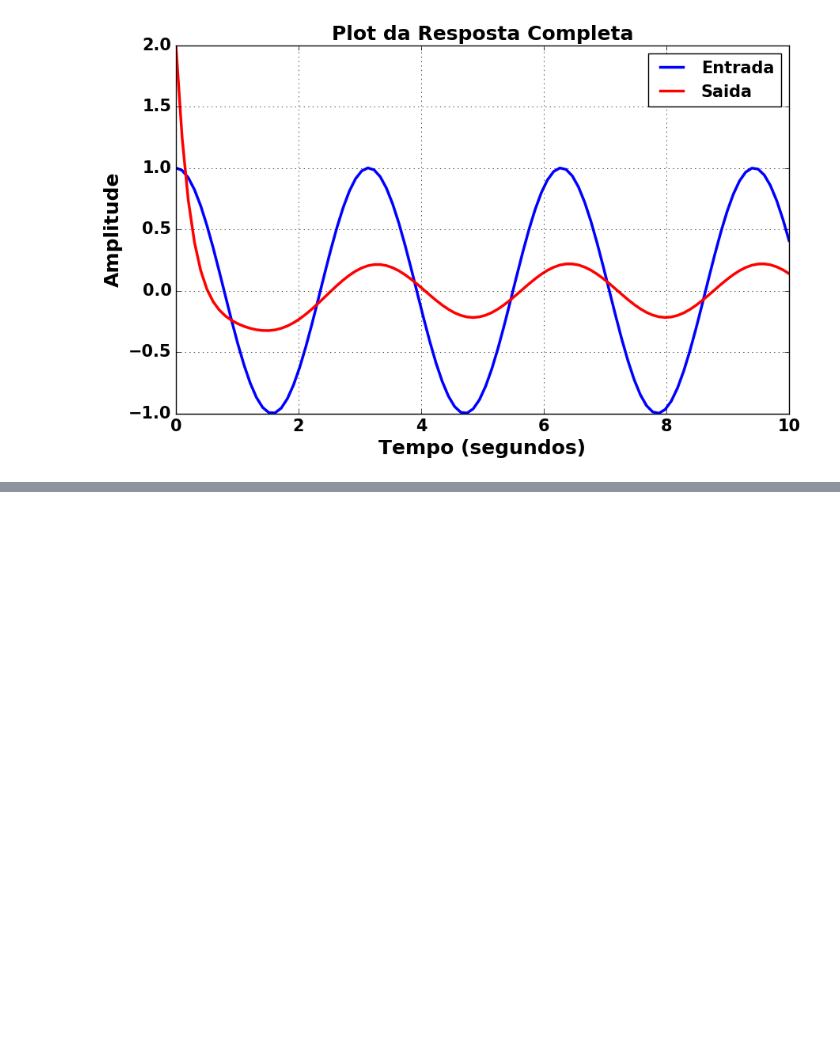
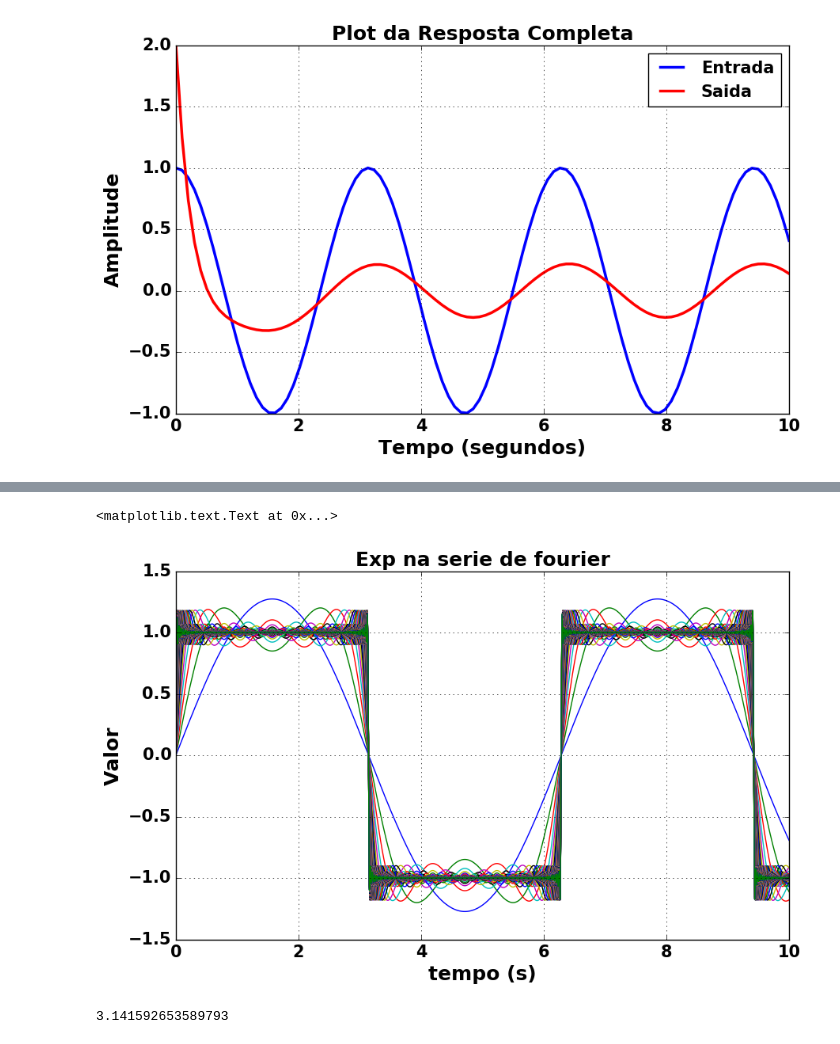
Before and after one commit to natmourajr/LinearSystemsExamples, a Jupyter notebook: Tutorials/SLTutorial.ipynb, the cells around one changed output, grey strips where cells are left out. Cells and saved outputs as stored; diff of their text form; code cells hidden in the pictures; blank space fills up the shorter version.

Commit message:
fourier series add

```diff
--- a/Tutorials/SLTutorial.ipynb
+++ b/Tutorials/SLTutorial.ipynb
@@ -260,0 +319,38 @@ ax[1].legend()
+# %%
+# Simulando a exp em serie de fourier de uma onda quadrada
+
+t = np.linspace(0,10,1000)
+x = {}
+
+n_harm = 100
+
+for i in range(0,n_harm):
+    x[i] = (4/((2*i+1)*np.pi))*np.sin((2*i+1)*t)
+
+import matplotlib.pyplot as plt
+%matplotlib inline
+
+plt.rcParams['xtick.labelsize'] = 15
+plt.rcParams['ytick.labelsize'] = 15
+
+plt.rc('legend',**{'fontsize':15})
+plt.rc('font', weight='bold')
+
+fig1 = plt.figure(figsize=(10,6))
+temp = np.zeros_like(x[0])
+for i in range(0,n_harm):
+    temp = temp+x[i]
+    plt.plot(t,temp,label='%i Harm'%(i+1))
+
+plt.grid(True)
+plt.xlabel("tempo (s)",fontsize=18,fontweight='bold')
+plt.ylabel('Valor',fontsize=18,fontweight='bold')
+plt.title("Exp na serie de fourier",fontsize=18,fontweight='bold')
+#plt.legend()
+# %% [output]
+<matplotlib.text.Text at 0x...>
+[figure, added]
+# %%
+np.pi
+# %% [output]
+3.141592653589793
```
Also changed, not shown: parts of 5 cells of this notebook.
